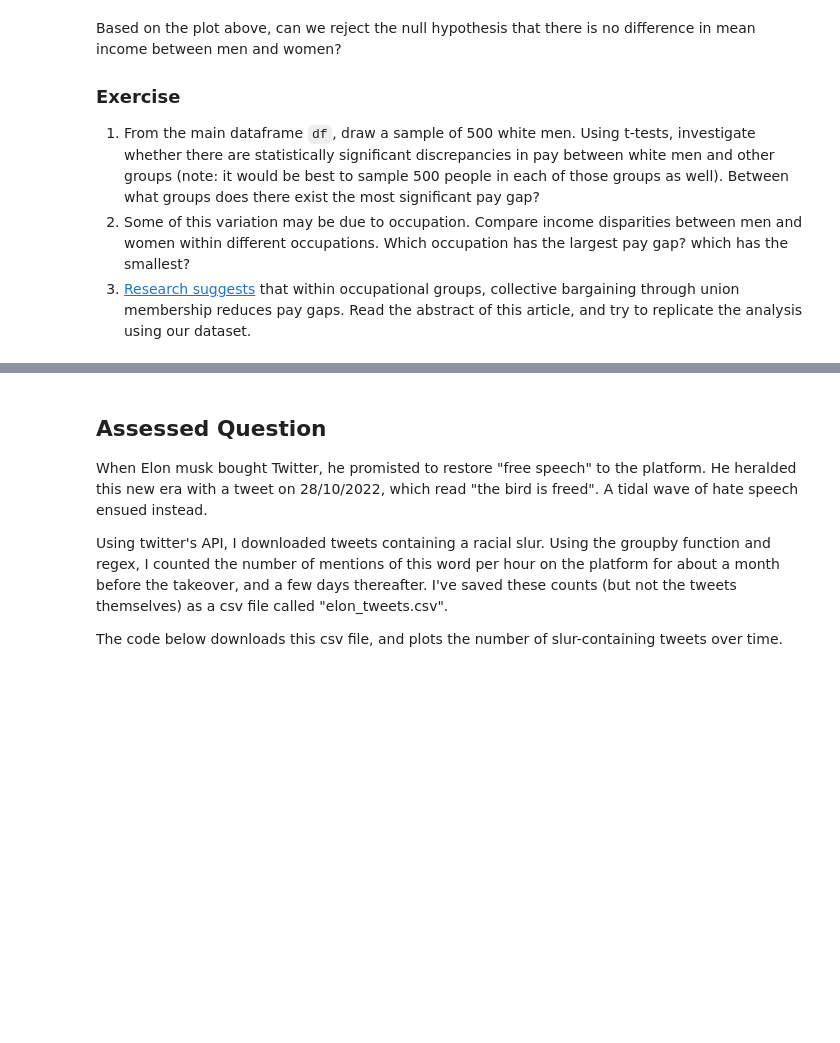
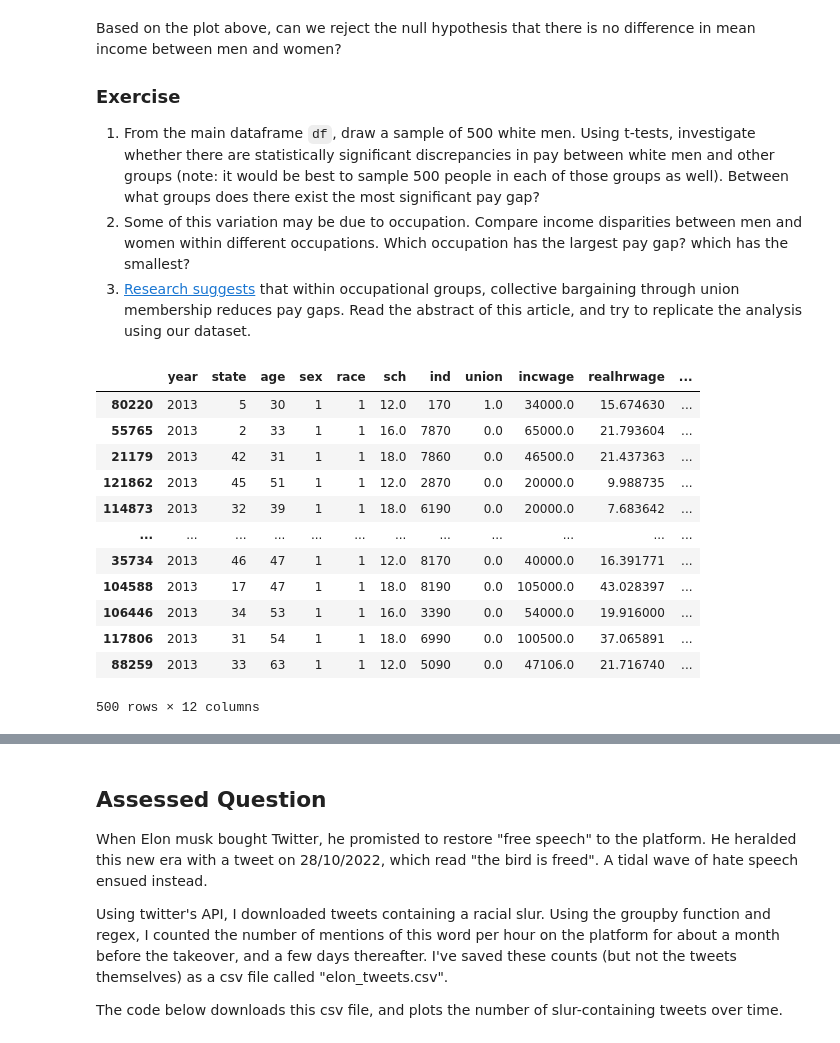
Before and after one commit to lawmianyi/QM2, a Jupyter notebook: notebooks/W07. Hypothesis Testing.ipynb, the cells around one changed output, grey strips where cells are left out. Cells and saved outputs as stored; diff of their text form; code cells hidden in the pictures; blank space fills up the shorter version.

```diff
--- a/notebooks/W07. Hypothesis Testing.ipynb
+++ b/notebooks/W07. Hypothesis Testing.ipynb
@@ -294,0 +295,16 @@ Based on the plot above, can we reject the null hypothesis that there is no diff
+# %%
+other_men = df[(df['sex'])]
+# %% [output]
+|  | year | state | age | sex | race | sch | ind | union | incwage | realhrwage | ... |
+| 80220 | 2013 | 5 | 30 | 1 | 1 | 12.0 | 170 | 1.0 | 34000.0 | 15.674630 | ... |
+| 55765 | 2013 | 2 | 33 | 1 | 1 | 16.0 | 7870 | 0.0 | 65000.0 | 21.793604 | ... |
+| 21179 | 2013 | 42 | 31 | 1 | 1 | 18.0 | 7860 | 0.0 | 46500.0 | 21.437363 | ... |
+| 121862 | 2013 | 45 | 51 | 1 | 1 | 12.0 | 2870 | 0.0 | 20000.0 | 9.988735 | ... |
+| 114873 | 2013 | 32 | 39 | 1 | 1 | 18.0 | 6190 | 0.0 | 20000.0 | 7.683642 | ... |
+| ... | ... | ... | ... | ... | ... | ... | ... | ... | ... | ... | ... |
+| 35734 | 2013 | 46 | 47 | 1 | 1 | 12.0 | 8170 | 0.0 | 40000.0 | 16.391771 | ... |
+| 104588 | 2013 | 17 | 47 | 1 | 1 | 18.0 | 8190 | 0.0 | 105000.0 | 43.028397 | ... |
+| 106446 | 2013 | 34 | 53 | 1 | 1 | 16.0 | 3390 | 0.0 | 54000.0 | 19.916000 | ... |
+| 117806 | 2013 | 31 | 54 | 1 | 1 | 18.0 | 6990 | 0.0 | 100500.0 | 37.065891 | ... |
+| 88259 | 2013 | 33 | 63 | 1 | 1 | 12.0 | 5090 | 0.0 | 47106.0 | 21.716740 | ... |
+500 rows × 12 columns
```
Also changed, not shown: parts of 16 cells of this notebook.
